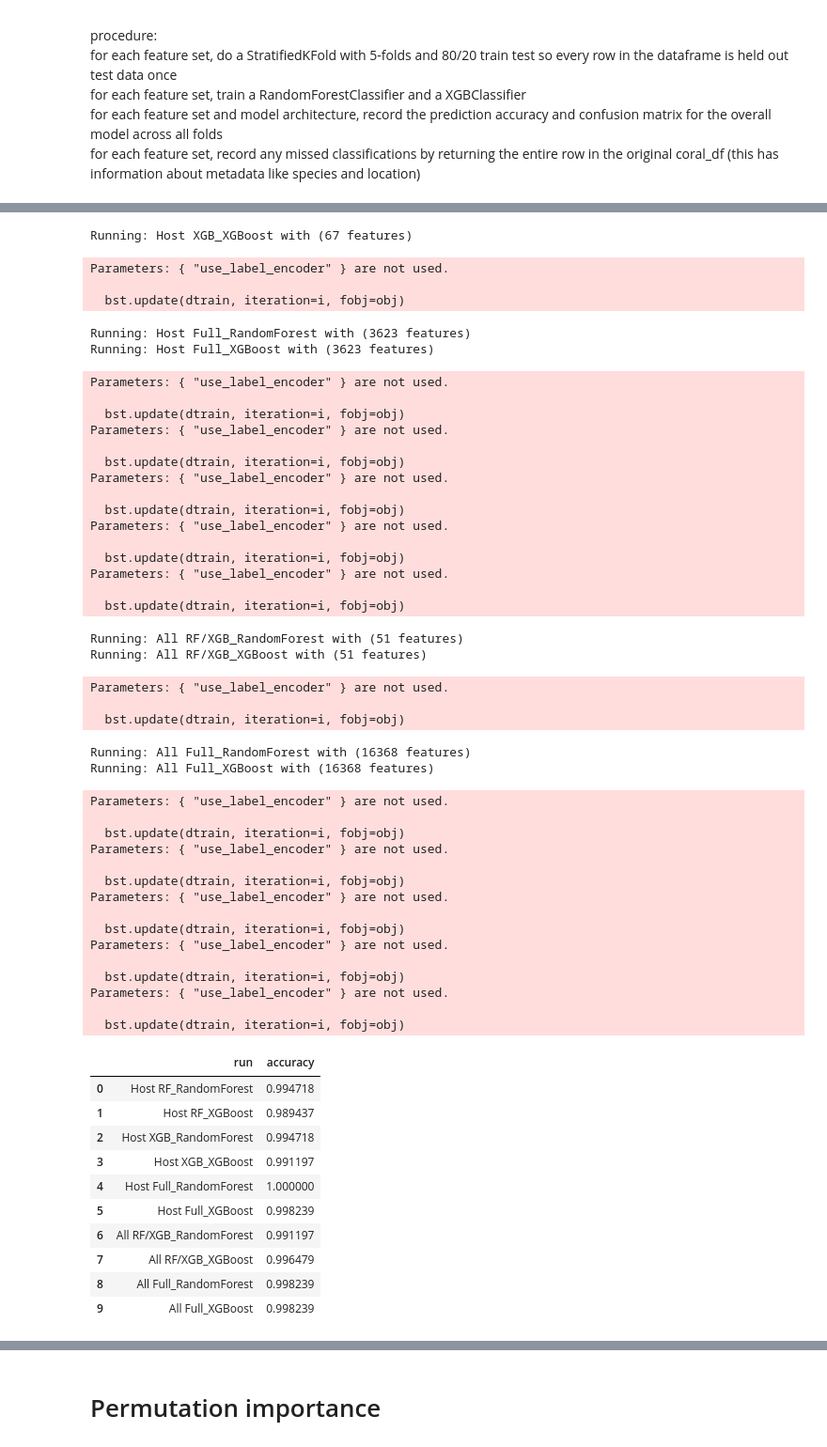
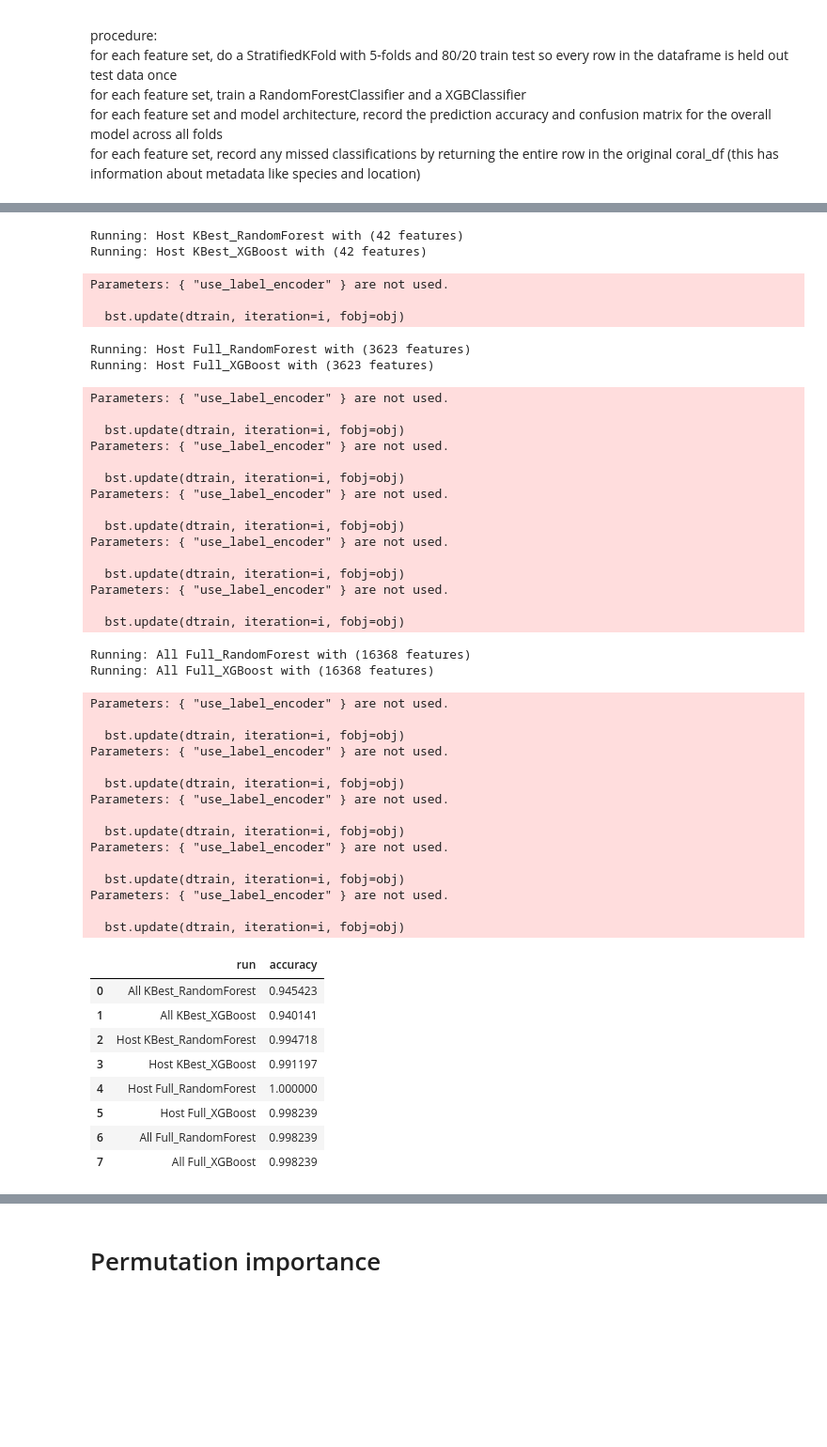
Before and after one commit to wsnowacek/World_Corals, a Jupyter notebook: machine_learning/perm_importance.ipynb, the cells around one changed output, grey strips where cells are left out. Shown at 94% size. Saved outputs shown, nothing was run; the diff lists cells and outputs as text; code cells hidden in the pictures; blank space fills up the shorter version.

```diff
--- a/machine_learning/perm_importance.ipynb
+++ b/machine_learning/perm_importance.ipynb
@@ -15,7 +15,7 @@ from sklearn.metrics import ConfusionMatrixDisplay
 from sklearn.inspection import permutation_importance
 import os
 # %%
-perm_df = pd.read_csv("perm_importance_mets.csv")
+perm_df = pd.read_csv("perm_feature_sets_kbest.csv")
 coral_df = pd.read_csv("/work/hs325/World_Corals/Cleaned data CSVs/richness_qc_clean.csv")
 met_df = pd.read_csv("/work/hs325/World_Corals/Cleaned data CSVs/metabolite_clean.csv")
 
@@ -53,10 +53,10 @@ all_origin_mets = [m for m in met_df['metabolite'].unique() if m in coral_df.col
 
 # all feature scenarios to test
 scenarios = {
-    "Host RF": [m for m in perm_df['coralonly_rf'].dropna() if m in coral_origin_mets],
-    "Host XGB": [m for m in perm_df['coralonly_gb'].dropna() if m in coral_origin_mets],
+    "All KBest": [m for m in perm_df['all_500'].dropna() if m in all_origin_mets],
+    "Host KBest": [m for m in perm_df['coralonly_500'].dropna() if m in coral_origin_mets],
     "Host Full": coral_origin_mets,
-    "All RF/XGB": [m for m in perm_df['all_rfgb'].dropna() if m in all_origin_mets],
+    # "All RF/XGB": [m for m in perm_df['all_rfgb'].dropna() if m in all_origin_mets],
     "All Full": all_origin_mets
 }
 
@@ -104,60 +103,54 @@ Running: Host XGB_RandomForest with (67 features)
 Parameters: { "use_label_encoder" } are not used.
 
   bst.update(dtrain, iteration=i, fobj=obj)
-Running: Host XGB_XGBoost with (67 features)
+Running: Host KBest_RandomForest with (42 features)
+Running: Host KBest_XGBoost with (42 features)
 Parameters: { "use_label_encoder" } are not used.
 
   bst.update(dtrain, iteration=i, fobj=obj)
 Running: Host Full_RandomForest with (3623 features)
 Running: Host Full_XGBoost with (3623 features)
 Parameters: { "use_label_encoder" } are not used.
 
   bst.update(dtrain, iteration=i, fobj=obj)
 Parameters: { "use_label_encoder" } are not used.
 
   bst.update(dtrain, iteration=i, fobj=obj)
 Parameters: { "use_label_encoder" } are not used.
 
   bst.update(dtrain, iteration=i, fobj=obj)
 Parameters: { "use_label_encoder" } are not used.
 
   bst.update(dtrain, iteration=i, fobj=obj)
 Parameters: { "use_label_encoder" } are not used.
 
   bst.update(dtrain, iteration=i, fobj=obj)
-Running: All RF/XGB_RandomForest with (51 features)
-Running: All RF/XGB_XGBoost with (51 features)
+Running: All Full_RandomForest with (16368 features)
+Running: All Full_XGBoost with (16368 features)
 Parameters: { "use_label_encoder" } are not used.
 
   bst.update(dtrain, iteration=i, fobj=obj)
+Parameters: { "use_label_encoder" } are not used.
+
+  bst.update(dtrain, iteration=i, fobj=obj)
+Parameters: { "use_label_encoder" } are not used.
+
+  bst.update(dtrain, iteration=i, fobj=obj)
+Parameters: { "use_label_encoder" } are not used.
+
+  bst.update(dtrain, iteration=i, fobj=obj)
+Parameters: { "use_label_encoder" } are not used.
+
+  bst.update(dtrain, iteration=i, fobj=obj)
-Running: All Full_RandomForest with (16368 features)
-Running: All Full_XGBoost with (16368 features)
-Parameters: { "use_label_encoder" } are not used.
-
-  bst.update(dtrain, iteration=i, fobj=obj)
-Parameters: { "use_label_encoder" } are not used.
-
-  bst.update(dtrain, iteration=i, fobj=obj)
-Parameters: { "use_label_encoder" } are not used.
-
-  bst.update(dtrain, iteration=i, fobj=obj)
-Parameters: { "use_label_encoder" } are not used.
-
-  bst.update(dtrain, iteration=i, fobj=obj)
-Parameters: { "use_label_encoder" } are not used.
-
-  bst.update(dtrain, iteration=i, fobj=obj)
 |  | run | accuracy |
-| 0 | Host RF_RandomForest | 0.994718 |
-| 1 | Host RF_XGBoost | 0.989437 |
-| 2 | Host XGB_RandomForest | 0.994718 |
-| 3 | Host XGB_XGBoost | 0.991197 |
+| 0 | All KBest_RandomForest | 0.945423 |
+| 1 | All KBest_XGBoost | 0.940141 |
+| 2 | Host KBest_RandomForest | 0.994718 |
+| 3 | Host KBest_XGBoost | 0.991197 |
 | 4 | Host Full_RandomForest | 1.000000 |
 | 5 | Host Full_XGBoost | 0.998239 |
-| 6 | All RF/XGB_RandomForest | 0.991197 |
-| 7 | All RF/XGB_XGBoost | 0.996479 |
-| 8 | All Full_RandomForest | 0.998239 |
-| 9 | All Full_XGBoost | 0.998239 |
+| 6 | All Full_RandomForest | 0.998239 |
+| 7 | All Full_XGBoost | 0.998239 |
 # %%
 import os
 import matplotlib.pyplot as plt
```
Also changed, not shown: parts of 7 cells of this notebook, 9 other files.
